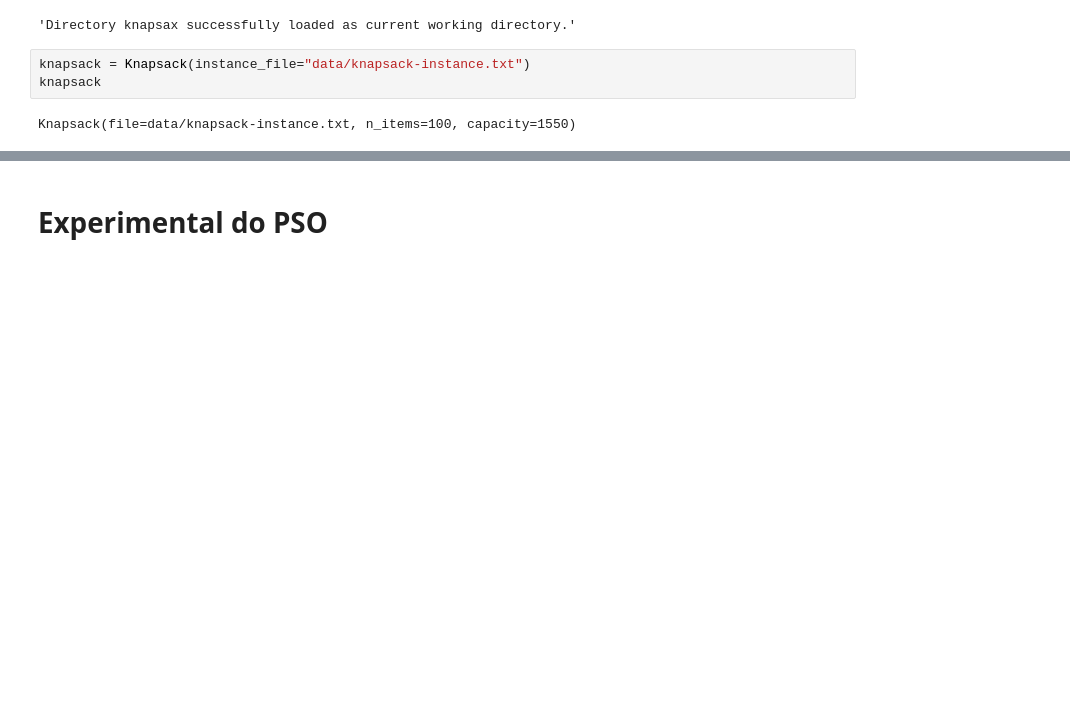
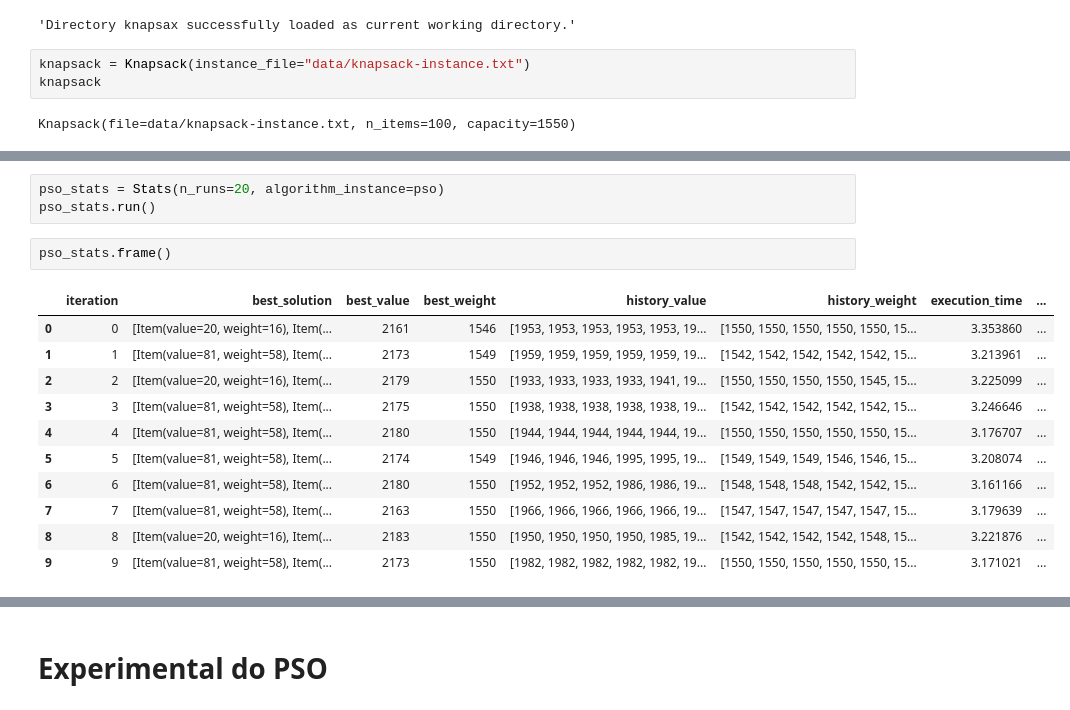
Before and after one commit to hellsdeur/knapsax, a Jupyter notebook: notebooks/pso.ipynb, the cells around one changed output, grey strips where cells are left out. Saved outputs shown, nothing was run; the diff lists cells and outputs as text; blank space fills up the shorter version.

```diff
--- a/notebooks/pso.ipynb
+++ b/notebooks/pso.ipynb
@@ -36,0 +137,17 @@ NameError: name 'knapsack' is not defined
+# %%
+pso_stats = Stats(n_runs=20, algorithm_instance=pso)
+pso_stats.run()
+# %%
+pso_stats.frame()
+# %% [output]
+|  | iteration | best_solution | best_value | best_weight | history_value | history_weight | execution_time | ... |
+| 0 | 0 | [Item(value=20, weight=16), Item(... | 2161 | 1546 | [1953, 1953, 1953, 1953, 1953, 19... | [1550, 1550, 1550, 1550, 1550, 15... | 3.353860 | ... |
+| 1 | 1 | [Item(value=81, weight=58), Item(... | 2173 | 1549 | [1959, 1959, 1959, 1959, 1959, 19... | [1542, 1542, 1542, 1542, 1542, 15... | 3.213961 | ... |
+| 2 | 2 | [Item(value=20, weight=16), Item(... | 2179 | 1550 | [1933, 1933, 1933, 1933, 1941, 19... | [1550, 1550, 1550, 1550, 1545, 15... | 3.225099 | ... |
+| 3 | 3 | [Item(value=81, weight=58), Item(... | 2175 | 1550 | [1938, 1938, 1938, 1938, 1938, 19... | [1542, 1542, 1542, 1542, 1542, 15... | 3.246646 | ... |
+| 4 | 4 | [Item(value=81, weight=58), Item(... | 2180 | 1550 | [1944, 1944, 1944, 1944, 1944, 19... | [1550, 1550, 1550, 1550, 1550, 15... | 3.176707 | ... |
+| 5 | 5 | [Item(value=81, weight=58), Item(... | 2174 | 1549 | [1946, 1946, 1946, 1995, 1995, 19... | [1549, 1549, 1549, 1546, 1546, 15... | 3.208074 | ... |
+| 6 | 6 | [Item(value=81, weight=58), Item(... | 2180 | 1550 | [1952, 1952, 1952, 1986, 1986, 19... | [1548, 1548, 1548, 1542, 1542, 15... | 3.161166 | ... |
+| 7 | 7 | [Item(value=81, weight=58), Item(... | 2163 | 1550 | [1966, 1966, 1966, 1966, 1966, 19... | [1547, 1547, 1547, 1547, 1547, 15... | 3.179639 | ... |
+| 8 | 8 | [Item(value=20, weight=16), Item(... | 2183 | 1550 | [1950, 1950, 1950, 1950, 1985, 19... | [1542, 1542, 1542, 1542, 1548, 15... | 3.221876 | ... |
+| 9 | 9 | [Item(value=81, weight=58), Item(... | 2173 | 1550 | [1982, 1982, 1982, 1982, 1982, 19... | [1550, 1550, 1550, 1550, 1550, 15... | 3.171021 | ... |
```
Also changed, not shown: parts of 16 cells of this notebook, 1 other file.
